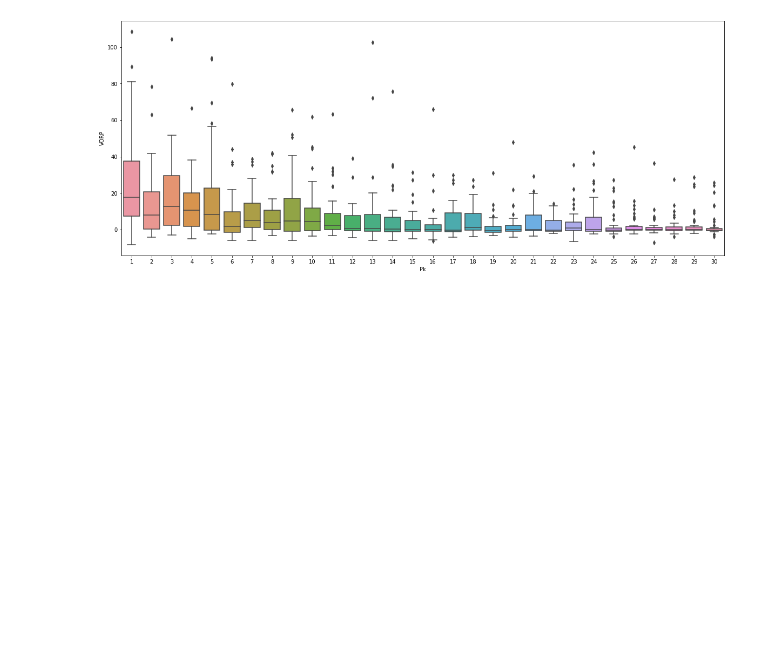
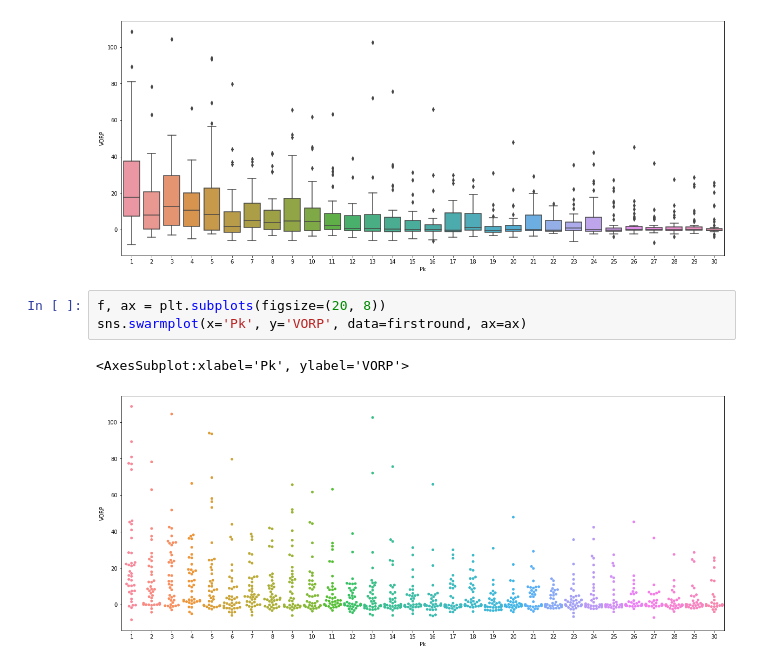
Before and after one commit to llimllib/draftchart, a Jupyter notebook: draftpicks.ipynb, the cells around one changed output. Drawn from its saved outputs; the diff is of its cells as text; blank space fills up the shorter version.

```diff
--- a/draftpicks.ipynb
+++ b/draftpicks.ipynb
@@ -28,3 +28,9 @@ sns.boxplot(x="Pk", y="VORP", data=firstround, ax=ax)
 # %% [output]
 <AxesSubplot:xlabel='Pk', ylabel='VORP'>
 [figure]
+# %%
+f, ax = plt.subplots(figsize=(20, 8))
+sns.swarmplot(x='Pk', y='VORP', data=firstround, ax=ax)
+# %% [output]
+<AxesSubplot:xlabel='Pk', ylabel='VORP'>
+[figure, added]
```
